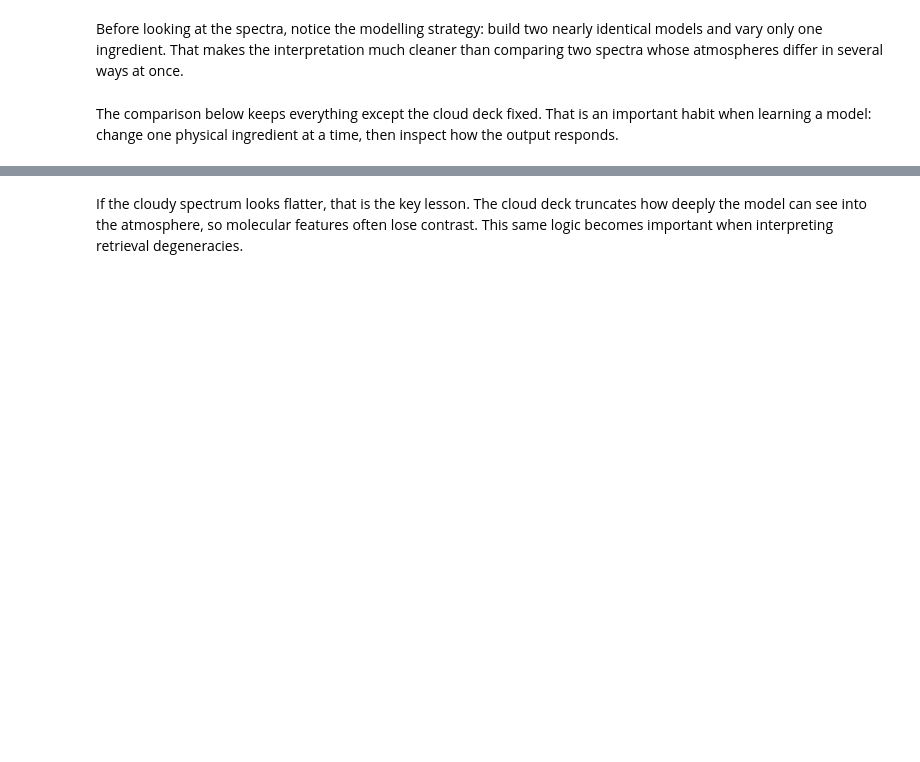
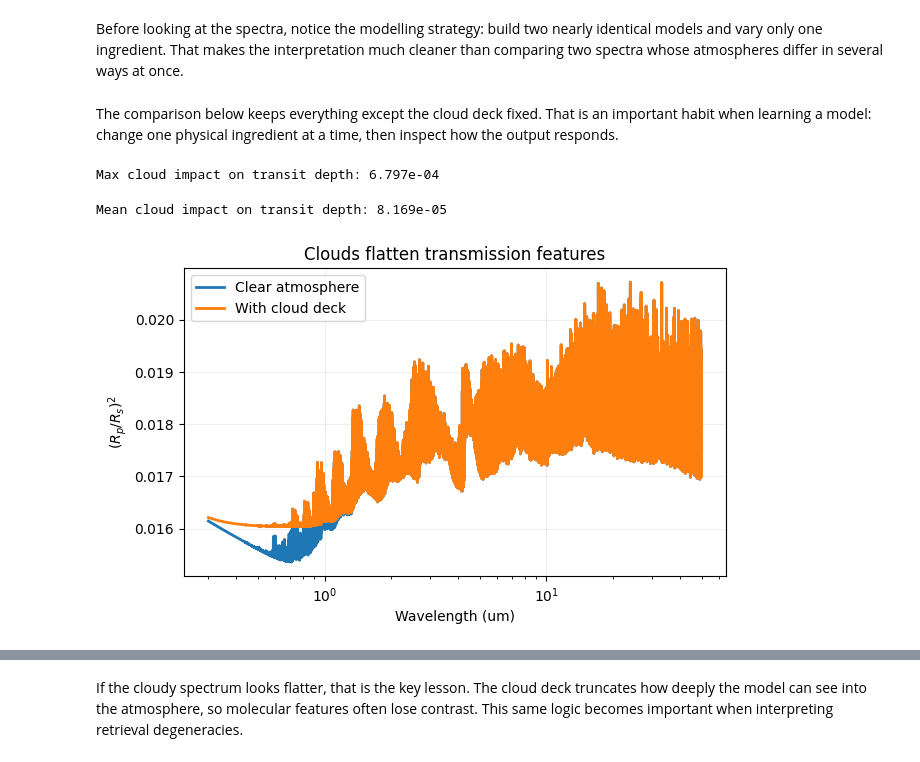
Before and after one commit to eScience-TauRex/taurex3, a Jupyter notebook: examples/notebooks/05_clouds.ipynb, the cells around one changed output, grey strips where cells are left out. Saved outputs shown, nothing was run; the diff lists cells and outputs as text; code cells hidden in the pictures; blank space fills up the shorter version.

```diff
--- a/examples/notebooks/05_clouds.ipynb
+++ b/examples/notebooks/05_clouds.ipynb
@@ -3,2 +7,17 @@
 # %%
-from _shared import build_transmission_modelfrom taurex.contributions import SimpleCloudsContributionclear_context = build_transmission_model(include_cia=True, include_rayleigh=True, download=False)cloudy_context = build_transmission_model(    include_cia=True,    include_rayleigh=True,    clouds=SimpleCloudsContribution(clouds_pressure=1e3),    download=False,    )clear_tm = clear_context['tm']cloudy_tm = cloudy_context['tm']print('Clear contributions:', [c.name for c in clear_tm.contribution_list])print('Cloudy contributions:', [c.name for c in cloudy_tm.contribution_list])
+from _shared import build_transmission_model
+from taurex.contributions import SimpleCloudsContribution
+
+clear_context = build_transmission_model(include_cia=False, include_rayleigh=True, download=False)
+cloudy_context = build_transmission_model(
+    include_cia=False,
+    include_rayleigh=True,
+    clouds=SimpleCloudsContribution(clouds_pressure=1e3),
+    download=False,
+    )
+
+clear_tm = clear_context['tm']
+cloudy_tm = cloudy_context['tm']
+
+print('Clear contributions:', [c.name for c in clear_tm.contribution_list])
+print('Cloudy contributions:', [c.name for c in cloudy_tm.contribution_list])
@@ -7,9 +29,33 @@ Before looking at the spectra, notice the modelling strategy: build two nearly i
 # %% [markdown]
 The comparison below keeps everything except the cloud deck fixed. That is an important habit when learning a model: change one physical ingredient at a time, then inspect how the output responds.
 # %%
-clear_wngrid, clear_rprs, _, _ = clear_tm.model()cloudy_wngrid, cloudy_rprs, _, _ = cloudy_tm.model()wlgrid = 10000 / clear_wngrid[::-1]clear_rprs = clear_rprs[::-1]cloudy_rprs = cloudy_rprs[::-1]print(f'Max cloud impact on transit depth: {(cloudy_rprs - clear_rprs).max():.3e}')
+clear_wngrid, clear_rprs, _, _ = clear_tm.model()
+cloudy_wngrid, cloudy_rprs, _, _ = cloudy_tm.model()
+
+wlgrid = 10000 / clear_wngrid[::-1]
+clear_rprs = clear_rprs[::-1]
+cloudy_rprs = cloudy_rprs[::-1]
+
+print(f'Max cloud impact on transit depth: {(cloudy_rprs - clear_rprs).max():.3e}')
+# %% [output]
+Max cloud impact on transit depth: 6.797e-04
 # %%
-difference = cloudy_rprs - clear_rprsprint(f'Mean cloud impact on transit depth: {difference.mean():.3e}')
+difference = cloudy_rprs - clear_rprs
+print(f'Mean cloud impact on transit depth: {difference.mean():.3e}')
+# %% [output]
+Mean cloud impact on transit depth: 8.169e-05
 # %%
-import matplotlib.pyplot as pltplt.figure(figsize=(7, 4))plt.plot(wlgrid, clear_rprs, label='Clear atmosphere', lw=2)plt.plot(wlgrid, cloudy_rprs, label='With cloud deck', lw=2)plt.xscale('log')plt.xlabel('Wavelength (um)')plt.ylabel('$(R_p/R_s)^2$')plt.title('Clouds flatten transmission features')plt.legend()plt.grid(alpha=0.2)
+import matplotlib.pyplot as plt
+
+plt.figure(figsize=(7, 4))
+plt.plot(wlgrid, clear_rprs, label='Clear atmosphere', lw=2)
+plt.plot(wlgrid, cloudy_rprs, label='With cloud deck', lw=2)
+plt.xscale('log')
+plt.xlabel('Wavelength (um)')
+plt.ylabel('$(R_p/R_s)^2$')
+plt.title('Clouds flatten transmission features')
+plt.legend()
+plt.grid(alpha=0.2)
+# %% [output]
+[figure, added]
 # %%
```
Also changed, not shown: parts of 3 cells of this notebook, 6 other files.
